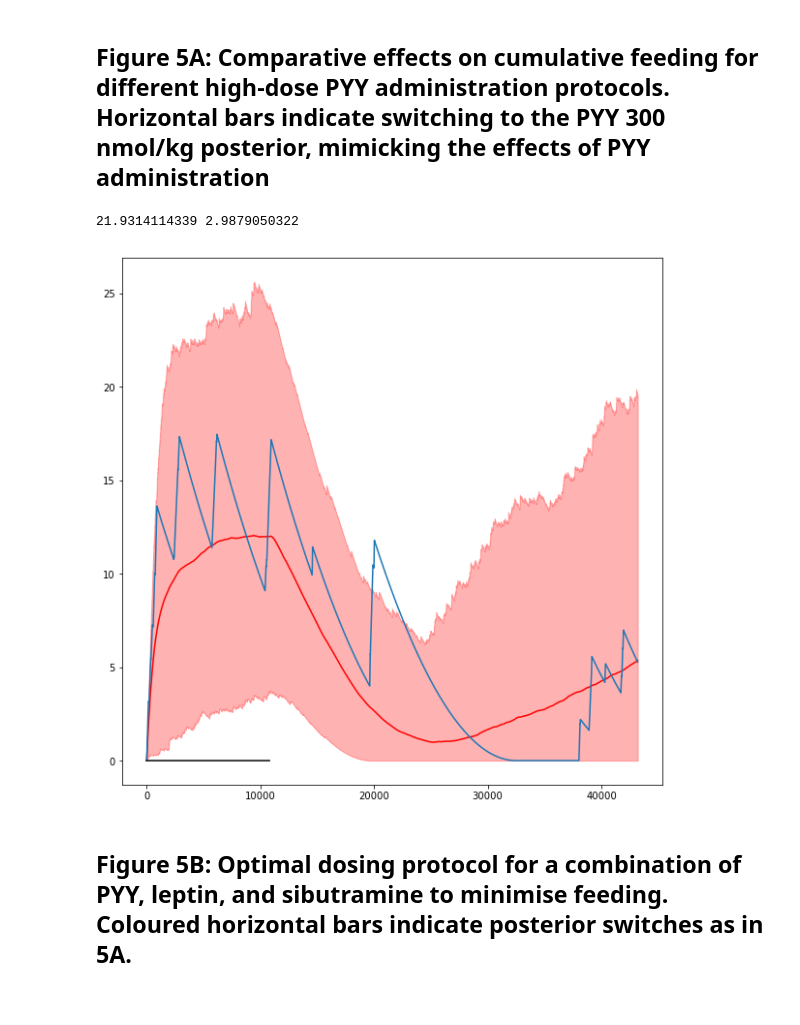
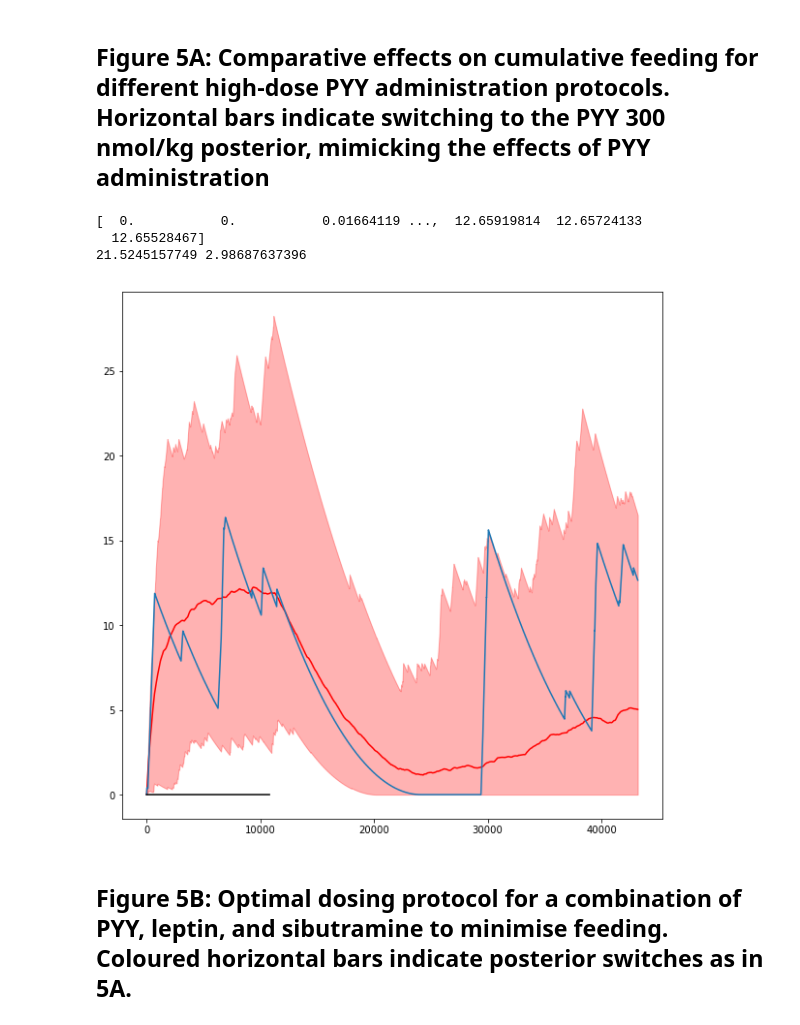
Before and after one commit to tomMcGrath/bayesian_feeding, a Jupyter notebook: Figure5.ipynb, the cells around one changed output. Cells and saved outputs as stored; diff of their text form; code cells hidden in the pictures.

```diff
--- a/Figure5.ipynb
+++ b/Figure5.ipynb
@@ -32,23 +32,25 @@ Loading group sample dictionary
 # %%
 reload(plots)
 reload(helpers)
 
 protocol = [(3, 'saline_0.0_A_D_trace.p'),
             (3, 'LiCl_16.0_R_L_trace.p'),
             (3, 'sib_0.9_A_D_trace.p'),
             (3, 'saline_0.0_A_D_trace.p')]
 
 """
 protocol = [(3, 'saline_0.0_A_D_trace.p'),
             (3, 'sib_0.9_A_D_trace.p'),
             (3, 'saline_0.0_A_D_trace.p'),
             (3, 'sib_0.9_A_D_trace.p')]
 """
-fig, axes = plots.dosing_protocol(group_dict, protocol, num_samples=1000)
+fig, axes = plots.dosing_protocol(group_dict, protocol, num_samples=100)
 
 plt.show()
 # %% [output]
-21.9314114339 2.9879050322
+[  0.           0.           0.01664119 ...,  12.65919814  12.65724133
+  12.65528467]
+21.5245157749 2.98687637396
-[figure, old version]
+[figure, new version]
 # %% [markdown]
 ## Figure 5B: Optimal dosing protocol for a combination of PYY, leptin, and sibutramine to minimise feeding. Coloured horizontal bars indicate posterior switches as in 5A.
```
Also changed, not shown: parts of 2 cells of this notebook, 3 other files.
